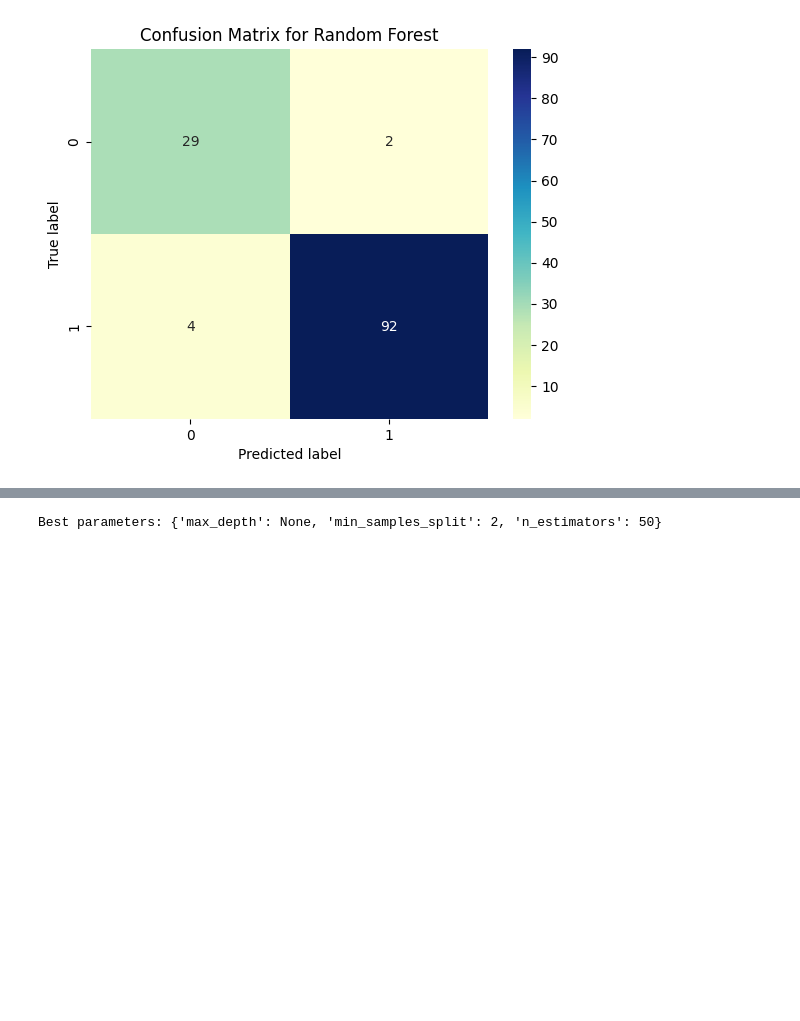
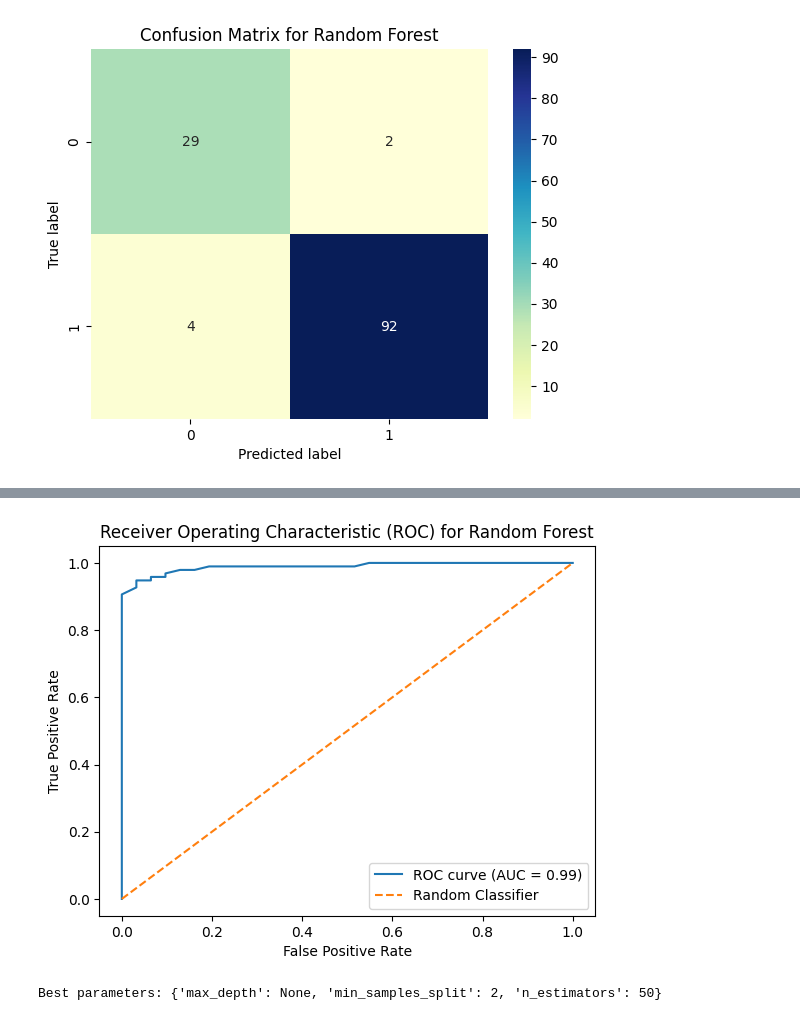
Before and after one commit to Alexander-Gebreamlak/COVID-19-Mortality-in-Ontario-Nursing-Homes, a Jupyter notebook: Covid-19 Ontario Mortality Nursing Home Analysis.ipynb, the cells around one changed output, grey strips where cells are left out. Saved outputs shown, nothing was run; the diff lists cells and outputs as text; code cells hidden in the pictures; blank space fills up the shorter version.

```diff
--- a/Covid-19 Ontario Mortality Nursing Home Analysis.ipynb
+++ b/Covid-19 Ontario Mortality Nursing Home Analysis.ipynb
@@ -757,3 +791,21 @@ plt.show()
+# %%
+# ROC Curve
+y_pred_proba = rf_model.predict_proba(X_test)[:, 1]  # probabilities for the positive class
+
+# Compute ROC curve
+fpr, tpr, _ = metrics.roc_curve(y_test, y_pred_proba)
+auc = metrics.roc_auc_score(y_test, y_pred_proba)
+
+# Plot the ROC curve
+plt.plot(fpr, tpr, label="ROC curve (AUC = {:.2f})".format(auc))
+plt.plot([0, 1], [0, 1], linestyle="--", label="Random Classifier")
+plt.xlabel('False Positive Rate')
+plt.ylabel('True Positive Rate')
+plt.title('Receiver Operating Characteristic (ROC) for Random Forest')
+plt.legend(loc="lower right")
+plt.show()
+# %% [output]
+[figure, added]
 # %%
 #Model tuning
 from sklearn.model_selection import GridSearchCV
```
Also changed, not shown: parts of 4 cells of this notebook.
